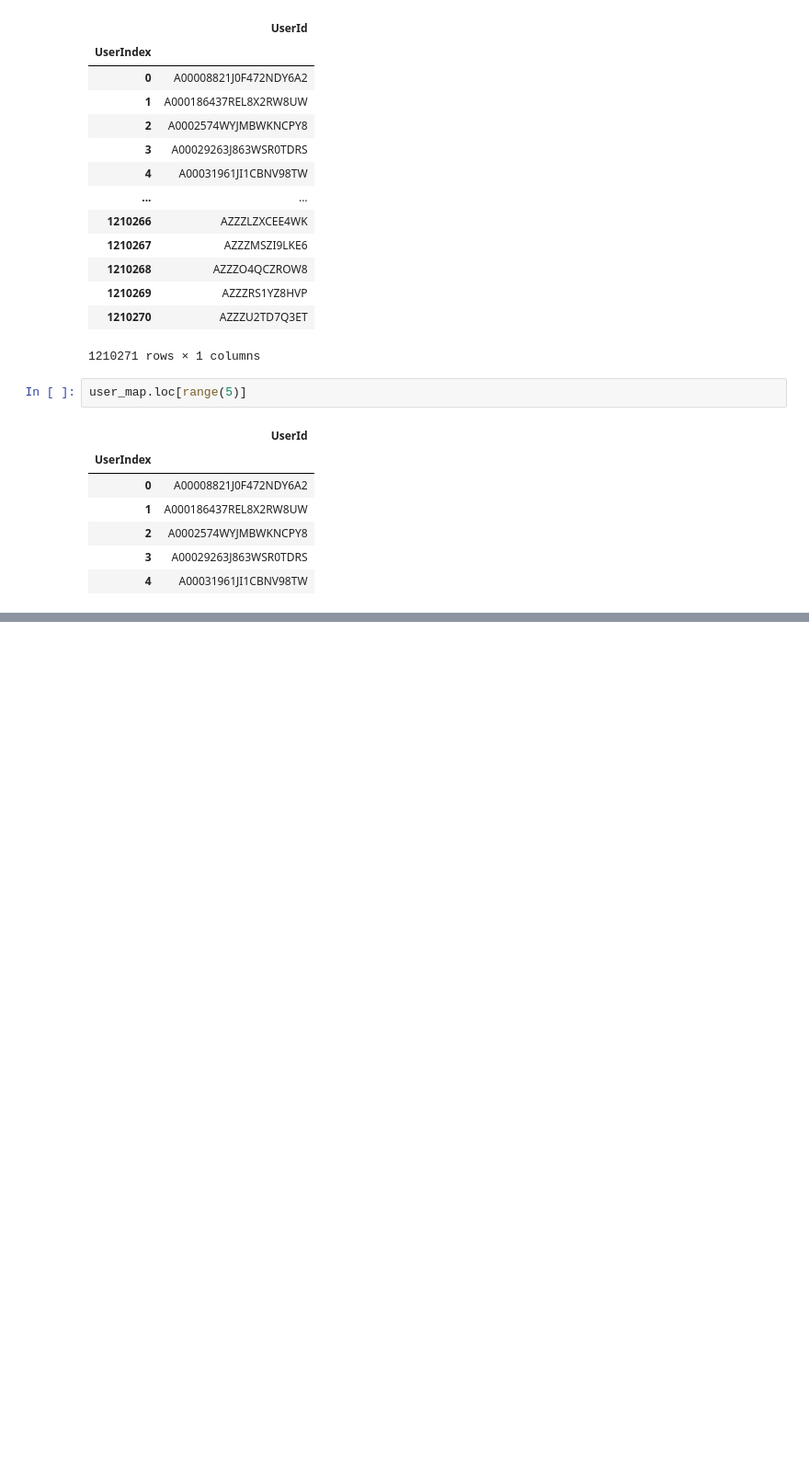
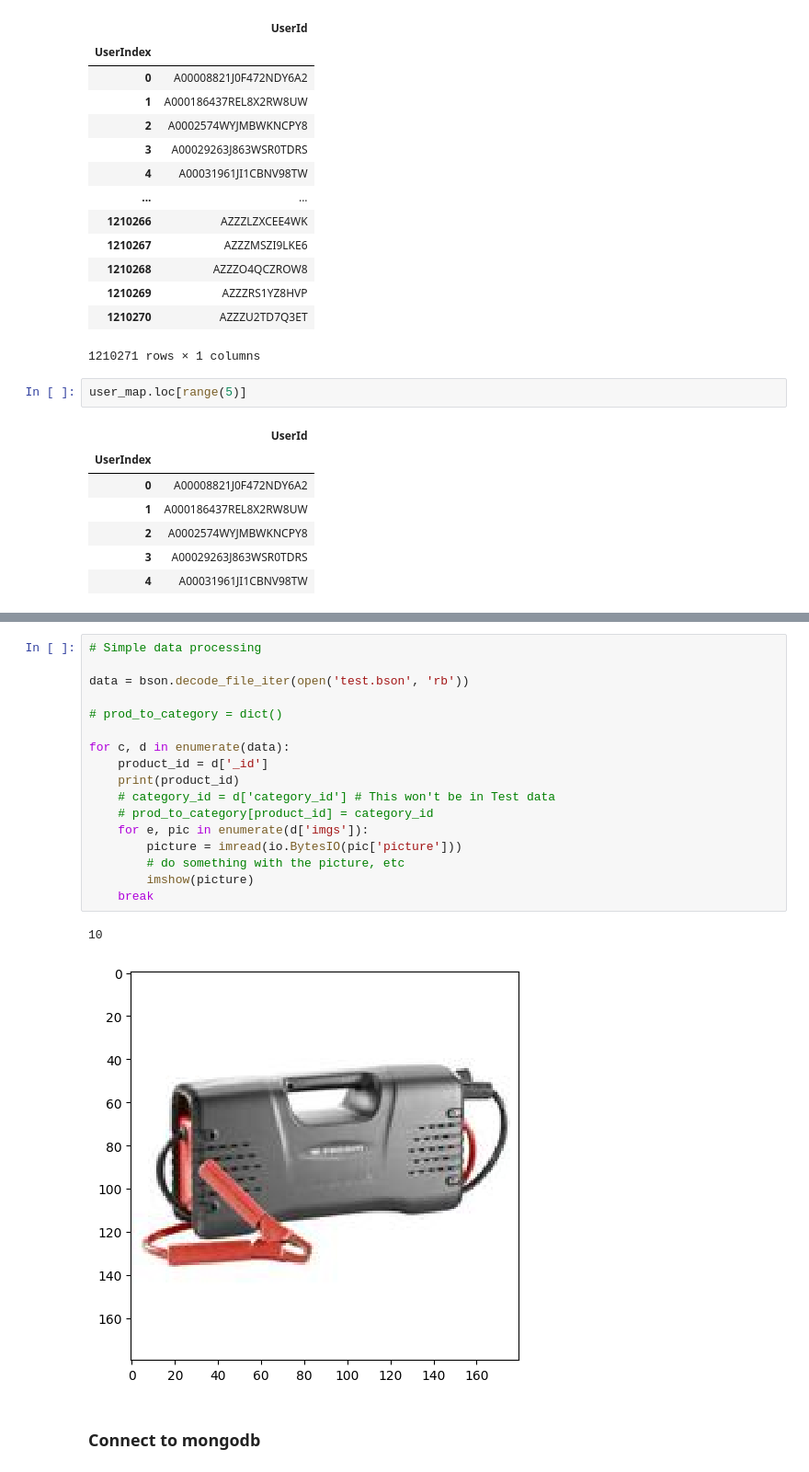
Before and after one commit to vgtgayan/rec-sys, a Jupyter notebook: temp.ipynb, the cells around one changed output, grey strips where cells are left out. Shown: that part at 92% size. Drawn from its saved outputs; the diff is of its cells as text; blank space fills up the shorter version.

```diff
--- a/temp.ipynb
+++ b/temp.ipynb
@@ -147,0 +161,22 @@ user_map.loc[range(5)]
+# %%
+# Simple data processing
+
+data = bson.decode_file_iter(open('test.bson', 'rb'))
+
+# prod_to_category = dict()
+
+for c, d in enumerate(data):
+    product_id = d['_id']
+    print(product_id)
+    # category_id = d['category_id'] # This won't be in Test data
+    # prod_to_category[product_id] = category_id
+    for e, pic in enumerate(d['imgs']):
+        picture = imread(io.BytesIO(pic['picture']))
+        # do something with the picture, etc
+        imshow(picture)
+    break
+# %% [output]
+10
+[figure, added]
+# %% [markdown]
+### Connect to mongodb
```
Also changed, not shown: parts of 12 cells of this notebook, 10 other files.
